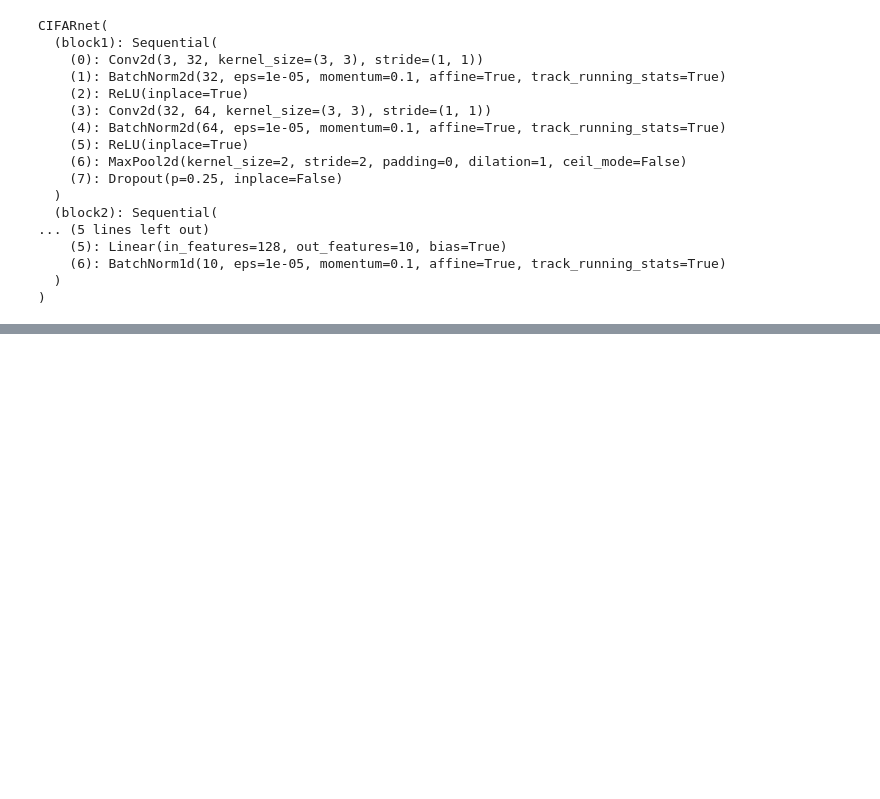
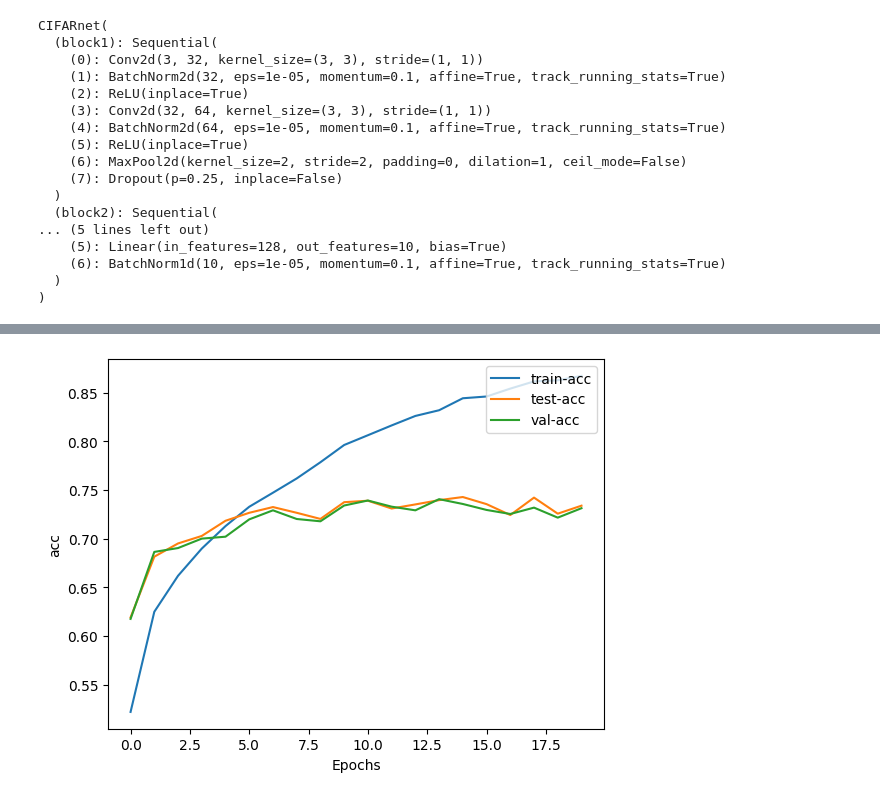
Before and after one commit to aharneish/pytorch, a Jupyter notebook: 22236-cifar10.ipynb, the cells around one changed output, grey strips where cells are left out. Cells and saved outputs as stored; diff of their text form; code cells hidden in the pictures; blank space fills up the shorter version.

```diff
--- a/22236-cifar10.ipynb
+++ b/22236-cifar10.ipynb
@@ -210,0 +237,10 @@ for j in range(len(vloss)):
+# %%
+plt.plot(epochs,train_acc,label="train-acc")
+plt.plot(epochs,test_acc,label="test-acc")
+plt.plot(epochs,val_acc,label="val-acc")
+plt.xlabel("Epochs")
+plt.ylabel("acc")
+plt.legend(loc=1)
+plt.show()
+# %% [output]
+[figure, added]
```
Also changed, not shown: parts of 16 cells of this notebook.
